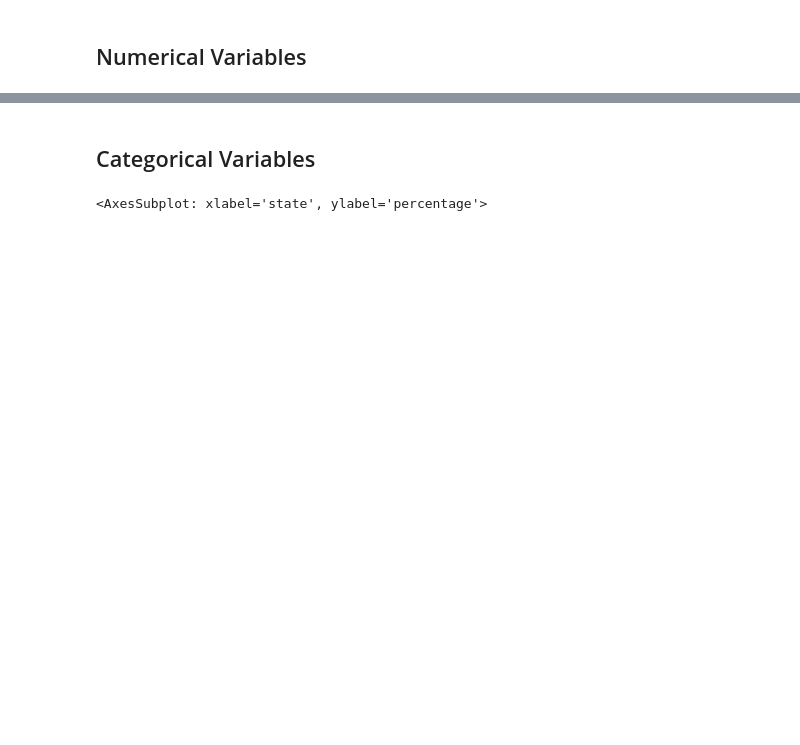
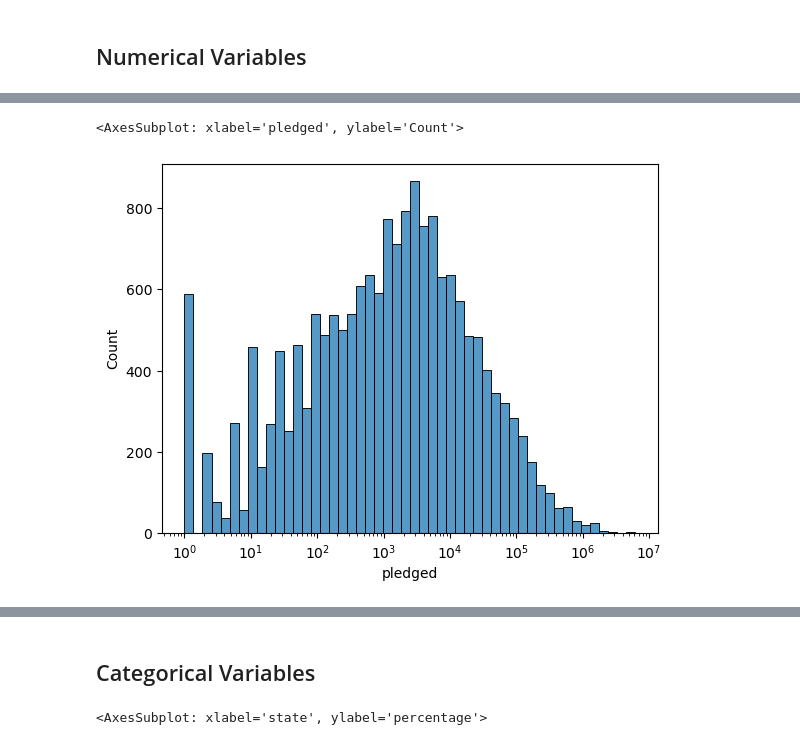
Before and after one commit to patilpushkarp/kickstarter-analysis, a Jupyter notebook: kick/docs/eda/univariate_analysis.ipynb, the cells around one changed output, grey strips where cells are left out. Cells and saved outputs as stored; diff of their text form; code cells hidden in the pictures; blank space fills up the shorter version.

```diff
--- a/kick/docs/eda/univariate_analysis.ipynb
+++ b/kick/docs/eda/univariate_analysis.ipynb
@@ -31 +36,6 @@ sns.histplot(df['goal'], bins=50, log_scale=True)
+# %%
+sns.histplot(df[df['pledged']>0]['pledged'], bins=50, log_scale=True)
+# %% [output]
+<AxesSubplot: xlabel='pledged', ylabel='Count'>
+[figure, added]
 # %%
```
Also changed, not shown: parts of 12 cells of this notebook, 4 other files.
